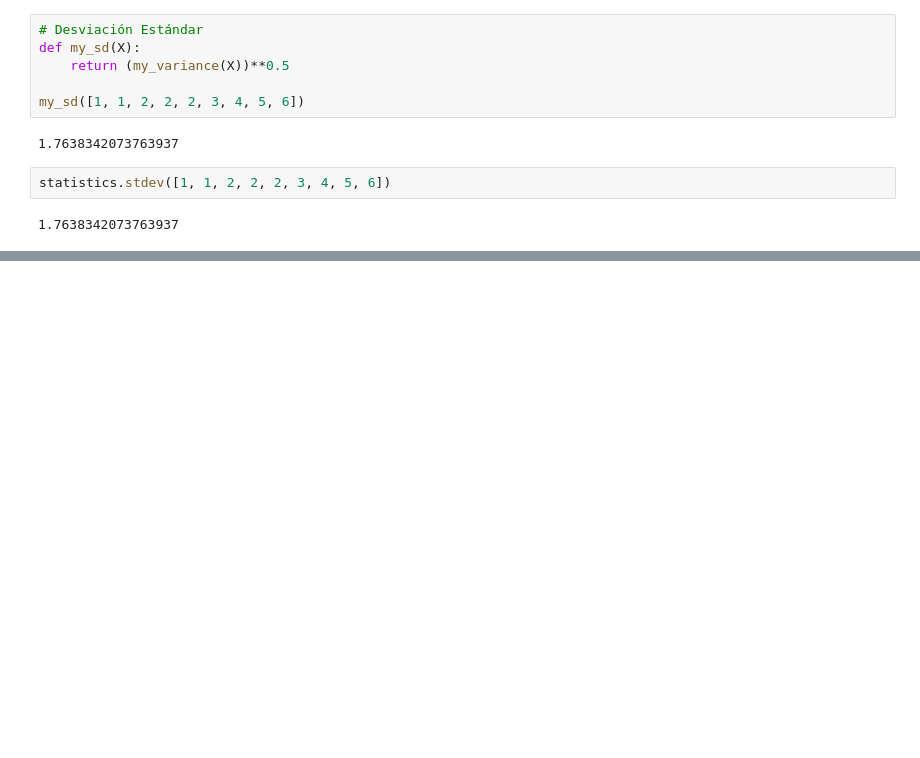
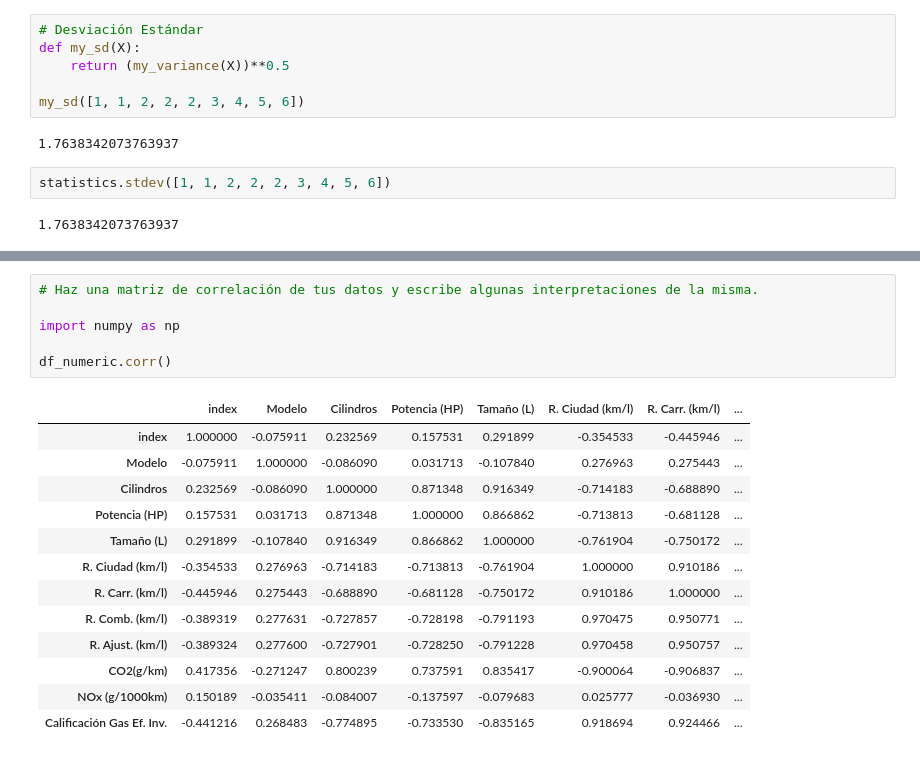
Before and after one commit to luisfelipe100/Aprendizaje_Automatico, a Jupyter notebook: Tareas/Tarea3.ipynb, the cells around one changed output, grey strips where cells are left out. Drawn from its saved outputs; the diff is of its cells as text; blank space fills up the shorter version.

```diff
--- a/Tareas/Tarea3.ipynb
+++ b/Tareas/Tarea3.ipynb
@@ -92,0 +157,20 @@ statistics.stdev([1, 1, 2, 2, 2, 3, 4, 5, 6])
+# %%
+# Haz una matriz de correlación de tus datos y escribe algunas interpretaciones de la misma.
+
+import numpy as np
+
+df_numeric.corr()
+# %% [output]
+|  | index | Modelo | Cilindros | Potencia (HP) | Tamaño (L) | R. Ciudad (km/l) | R. Carr. (km/l) | ... |
+| index | 1.000000 | -0.075911 | 0.232569 | 0.157531 | 0.291899 | -0.354533 | -0.445946 | ... |
+| Modelo | -0.075911 | 1.000000 | -0.086090 | 0.031713 | -0.107840 | 0.276963 | 0.275443 | ... |
+| Cilindros | 0.232569 | -0.086090 | 1.000000 | 0.871348 | 0.916349 | -0.714183 | -0.688890 | ... |
+| Potencia (HP) | 0.157531 | 0.031713 | 0.871348 | 1.000000 | 0.866862 | -0.713813 | -0.681128 | ... |
+| Tamaño (L) | 0.291899 | -0.107840 | 0.916349 | 0.866862 | 1.000000 | -0.761904 | -0.750172 | ... |
+| R. Ciudad (km/l) | -0.354533 | 0.276963 | -0.714183 | -0.713813 | -0.761904 | 1.000000 | 0.910186 | ... |
+| R. Carr. (km/l) | -0.445946 | 0.275443 | -0.688890 | -0.681128 | -0.750172 | 0.910186 | 1.000000 | ... |
+| R. Comb. (km/l) | -0.389319 | 0.277631 | -0.727857 | -0.728198 | -0.791193 | 0.970475 | 0.950771 | ... |
+| R. Ajust. (km/l) | -0.389324 | 0.277600 | -0.727901 | -0.728250 | -0.791228 | 0.970458 | 0.950757 | ... |
+| CO2(g/km) | 0.417356 | -0.271247 | 0.800239 | 0.737591 | 0.835417 | -0.900064 | -0.906837 | ... |
+| NOx (g/1000km) | 0.150189 | -0.035411 | -0.084007 | -0.137597 | -0.079683 | 0.025777 | -0.036930 | ... |
+| Calificación Gas Ef. Inv. | -0.441216 | 0.268483 | -0.774895 | -0.733530 | -0.835165 | 0.918694 | 0.924466 | ... |
```
Also changed, not shown: parts of 6 cells of this notebook, 2 other files.
